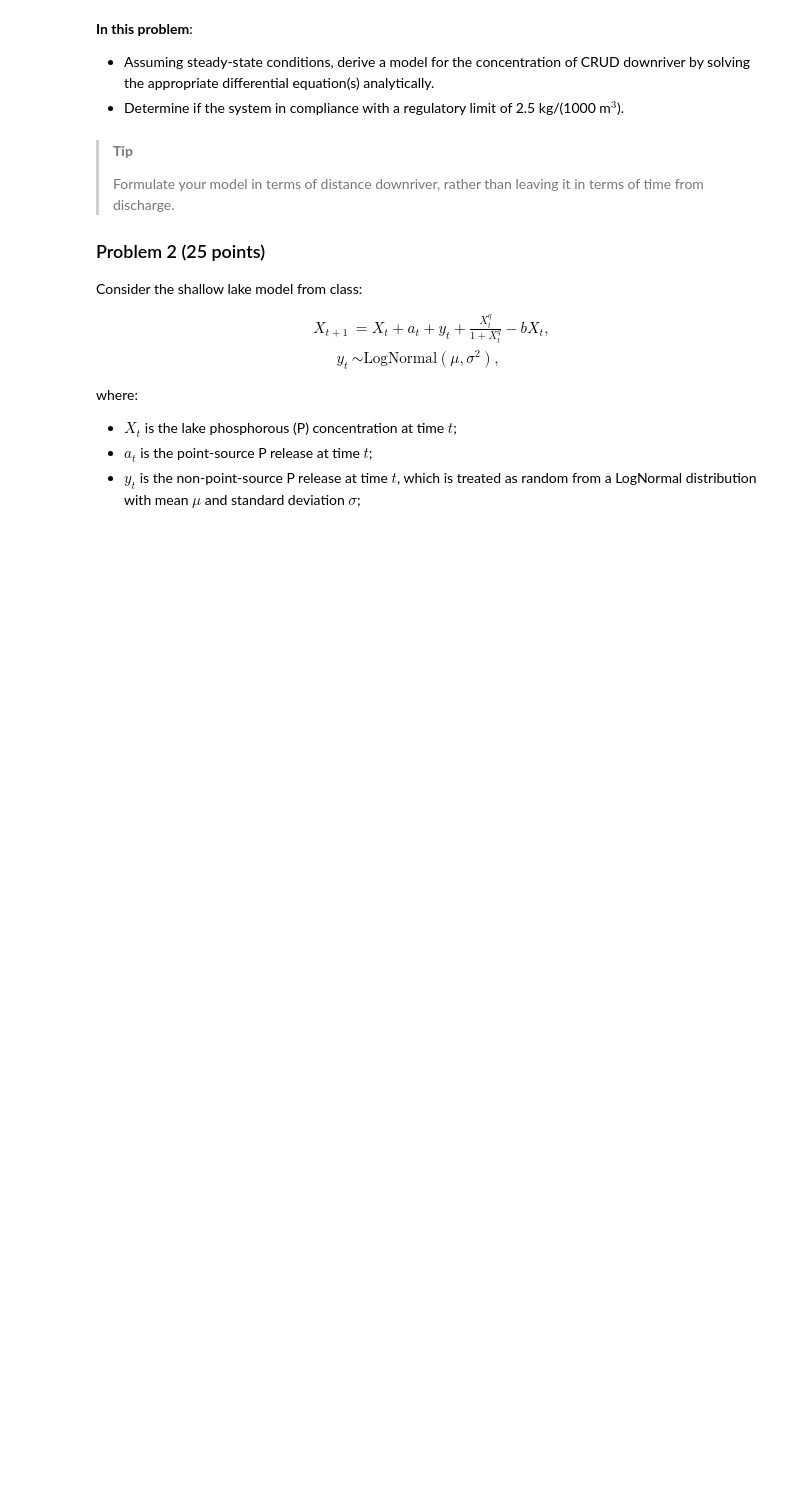
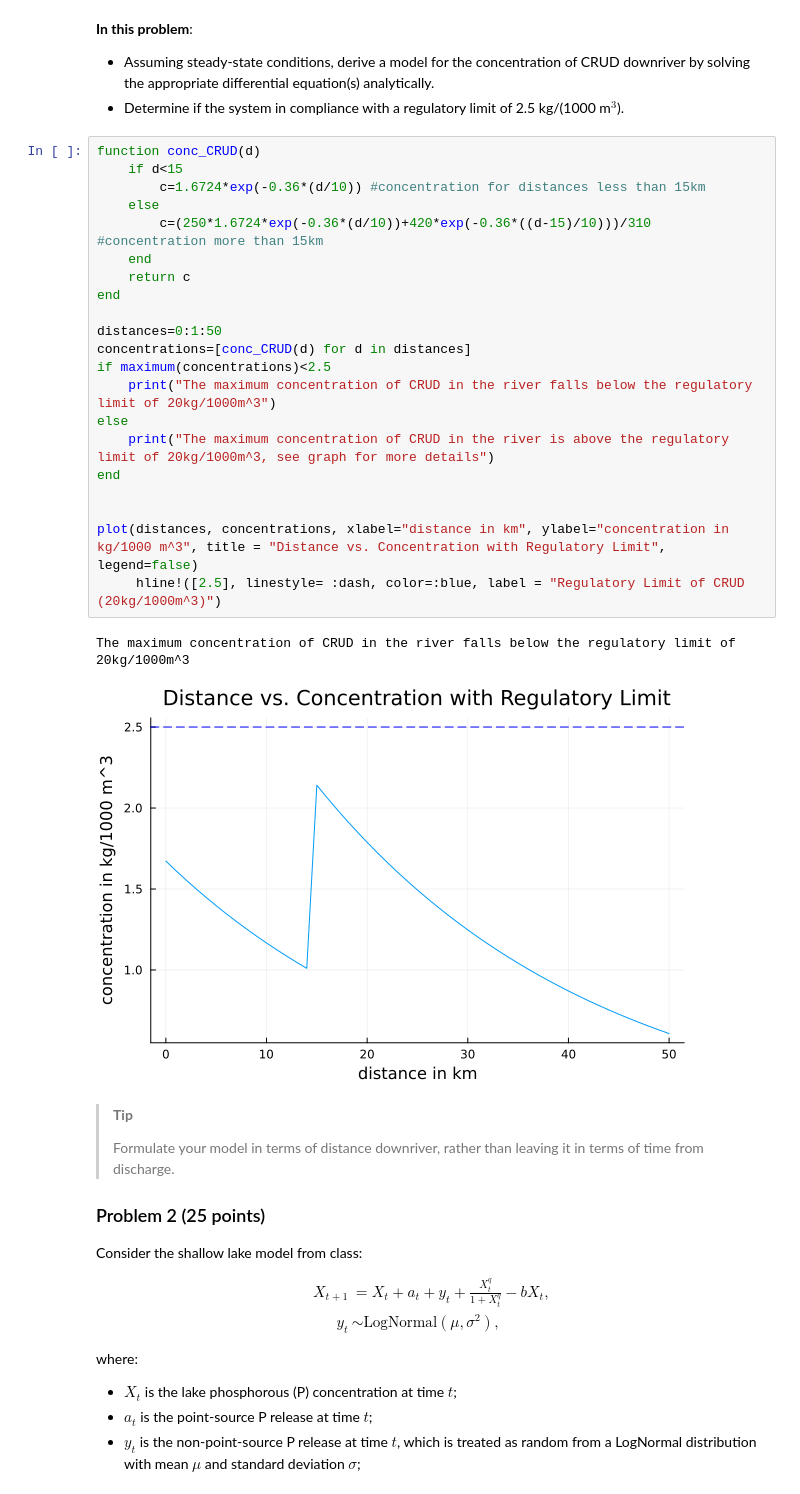
Before and after one commit to Trent-Donaldson/hw2-trent-ali, a Jupyter notebook: hw02.ipynb, the cells around one changed output. Saved outputs shown, nothing was run; the diff lists cells and outputs as text; blank space fills up the shorter version.

```diff
--- a/hw02.ipynb
+++ b/hw02.ipynb
@@ -78,6 +78,30 @@ alt="Schematic of the river system in Problem 1" />
     differential equation(s) analytically.
 -   Determine if the system in compliance with a regulatory limit of 2.5
     kg/(1000 m$^3$).
+# %%
+function conc_CRUD(d)
+    if d<15
+        c=1.6724*exp(-0.36*(d/10)) #concentration for distances less than 15km
+    else
+        c=(250*1.6724*exp(-0.36*(d/10))+420*exp(-0.36*((d-15)/10)))/310 #concentration more than 15km
+    end
+    return c
+end
+
+distances=0:1:50
+concentrations=[conc_CRUD(d) for d in distances]
+if maximum(concentrations)<2.5
+    print("The maximum concentration of CRUD in the river falls below the regulatory limit of 20kg/1000m^3")
+else
+    print("The maximum concentration of CRUD in the river is above the regulatory limit of 20kg/1000m^3, see graph for more details")
+end
+
+
+plot(distances, concentrations, xlabel="distance in km", ylabel="concentration in kg/1000 m^3", title = "Distance vs. Concentration with Regulatory Limit", legend=false)
+     hline!([2.5], linestyle= :dash, color=:blue, label = "Regulatory Limit of CRUD (20kg/1000m^3)")
+# %% [output]
+The maximum concentration of CRUD in the river falls below the regulatory limit of 20kg/1000m^3
+[figure, added]
 # %% [markdown]
 > **Tip**
 >
```
